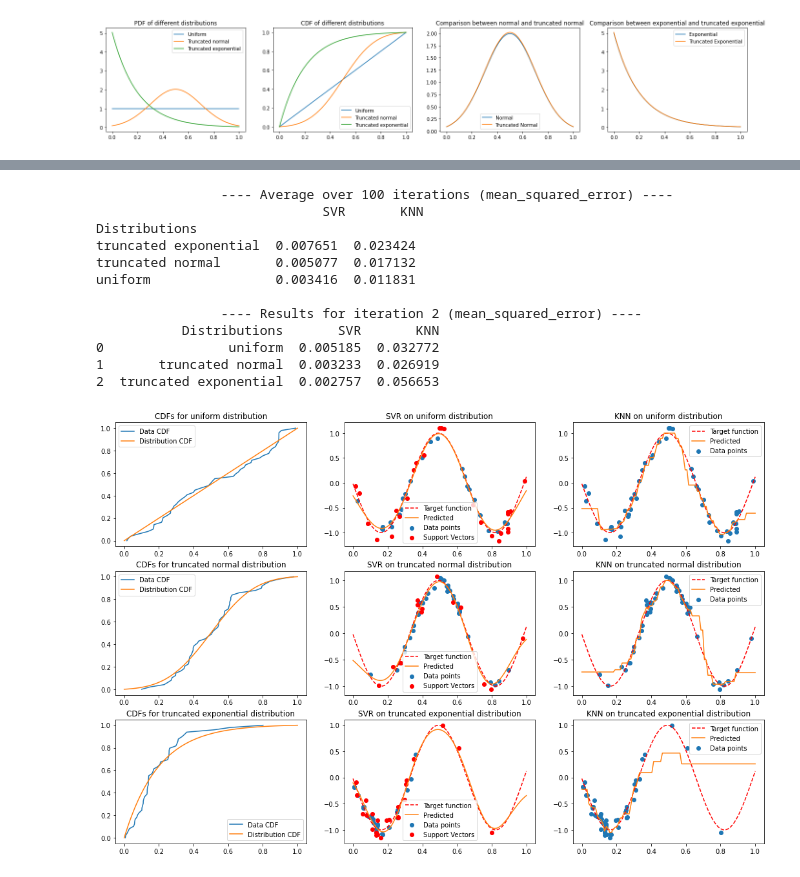
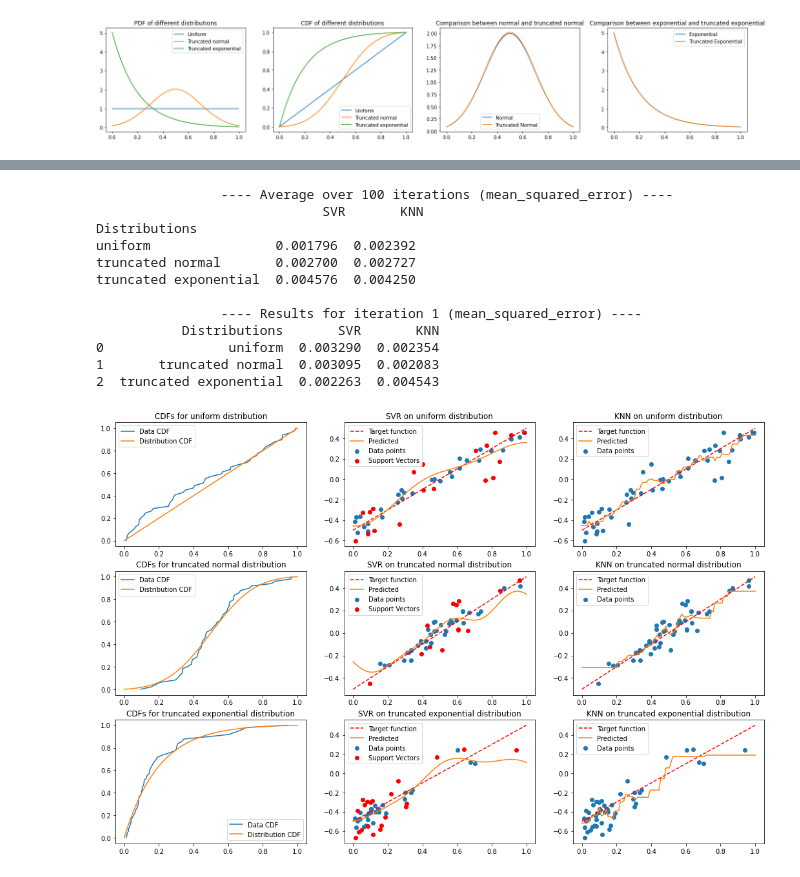
Before and after one commit to OlivierDelattre/SFoML_project, a Jupyter notebook: project.ipynb, the cells around one changed output, grey strips where cells are left out. Cells and saved outputs as stored; diff of their text form; code cells hidden in the pictures.

```diff
--- a/project.ipynb
+++ b/project.ipynb
@@ -336,16 +340,0 @@ def average_results(results):
-# %%
-# Run experiment
-#target_function = lambda x: x - 0.5
-#shift = np.random.uniform(0, 1)
-#target_function = lambda x: (x-0.5)**2
-#target_function = lambda x: 2**x
-#target_function = lambda x: np.sin(10*x)
-
-num_datapoints = 50
-n_iterations = 100
-results = []
-for _ in range(n_iterations):
-    freq = np.random.uniform(1, 10)
-    offset = np.random.uniform(-10, 10)
-    target_function = lambda x, freq=freq, offset=offset: np.sin(freq*(x-offset))
-    results.append(run_1_iteration(target_function, num_datapoints, {}, {}))
@@ -351,0 +343,9 @@ for _ in range(n_iterations):
+# %%
+# Linear target function
+num_datapoints = 50
+n_iterations = 100
+results = []
+for _ in range(n_iterations):
+    # Target function
+    target_function = lambda x: x - 0.5
+    results.append(run_1_iteration(target_function, num_datapoints, {}, {}))
@@ -352,20 +358,22 @@ for _ in range(n_iterations):
 # %%
+# I invite the reader to change the values below to look at the results for a different iterations
+chosen_iteration = 1
+
 df = average_results(results)
 print(f"\t\t---- Average over {n_iterations} iterations (mean_squared_error) ----\n", df)
-chosen_iteration = 2
 print(f"\n\t\t---- Results for iteration {chosen_iteration} (mean_squared_error) ----")
 plot_iteration_results(results[chosen_iteration])
 # %% [output]
                 ---- Average over 100 iterations (mean_squared_error) ----
                              SVR       KNN
 Distributions
-truncated exponential  0.007651  0.023424
-truncated normal       0.005077  0.017132
-uniform                0.003416  0.011831
+uniform                0.001796  0.002392
+truncated normal       0.002700  0.002727
+truncated exponential  0.004576  0.004250
 
-                ---- Results for iteration 2 (mean_squared_error) ----
+                ---- Results for iteration 1 (mean_squared_error) ----
            Distributions       SVR       KNN
-0                uniform  0.005185  0.032772
-1       truncated normal  0.003233  0.026919
-2  truncated exponential  0.002757  0.056653
+0                uniform  0.003290  0.002354
+1       truncated normal  0.003095  0.002083
+2  truncated exponential  0.002263  0.004543
-[figure, old version]
+[figure, new version]
```
Also changed, not shown: parts of 27 cells of this notebook.
